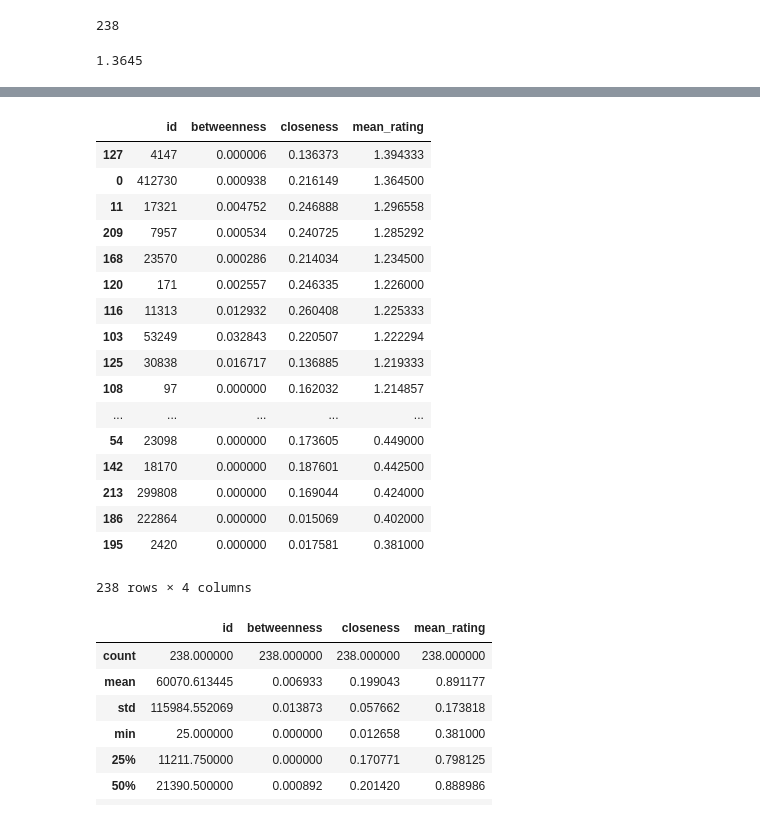
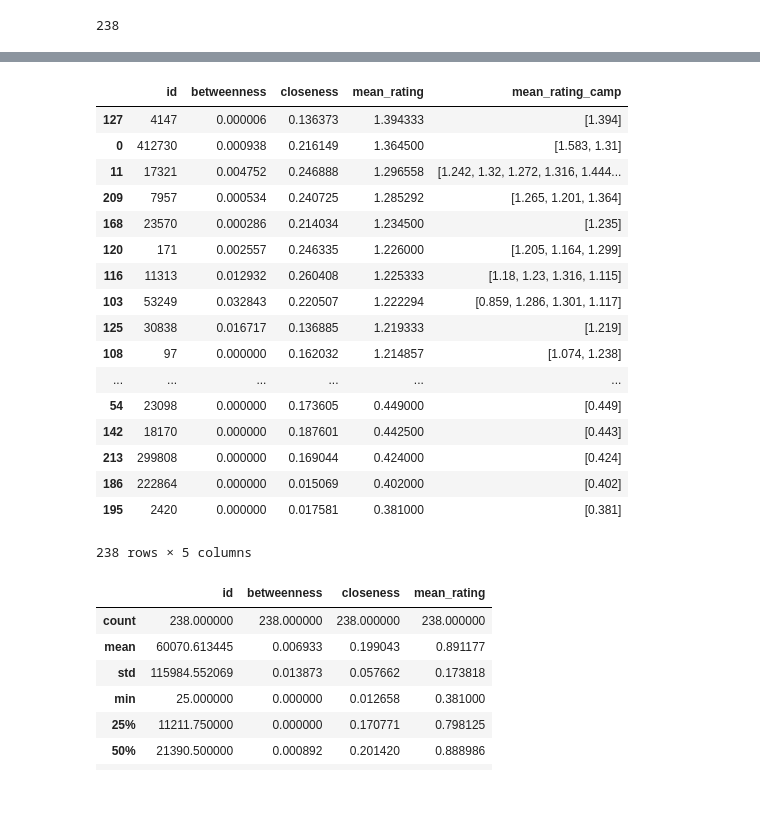
Before and after one commit to filipefborba/GamersNetwork, a Jupyter notebook: GamersNetwork.ipynb, the cells around one changed output, grey strips where cells are left out. Saved outputs shown, nothing was run; the diff lists cells and outputs as text; code cells hidden in the pictures.

```diff
--- a/GamersNetwork.ipynb
+++ b/GamersNetwork.ipynb
@@ -15,10 +15,6 @@ players = json.load(fp)
 print(len(players))
 # %% [output]
 238
-# %%
-print(players["412730"]["mean_rating"])
-# %% [output]
-1.3645
 # %%
 def create_gml():
     gml = open("players.gml", "w")
@@ -47,34 +43,36 @@ sn.show_graph(undirected, nlab=True)
 # %%
 for n in g.nodes:
     g.nodes[n]['mean_rating'] = players[str(n)]["mean_rating"]
 bet = nx.betweenness_centrality(g)
 close = nx.closeness_centrality(g)
+mean_rating_camp = [list(players[p]['mean_rating_campeonato'].values()) for p in players]
 df = pd.DataFrame({
     'id': [n for n in bet],
     'betweenness': [bet[n] for n in bet],
     'closeness': [close[n] for n in close],
-    'mean_rating': [g.nodes[n]['mean_rating'] for n in g.nodes]
+    'mean_rating': [g.nodes[n]['mean_rating'] for n in g.nodes],
+    'mean_rating_camp': mean_rating_camp
 })
 df.sort_values(by=['mean_rating'], ascending=False)
 # %% [output]
-|  | id | betweenness | closeness | mean_rating |
-| 127 | 4147 | 0.000006 | 0.136373 | 1.394333 |
-| 0 | 412730 | 0.000938 | 0.216149 | 1.364500 |
-| 11 | 17321 | 0.004752 | 0.246888 | 1.296558 |
-| 209 | 7957 | 0.000534 | 0.240725 | 1.285292 |
-| 168 | 23570 | 0.000286 | 0.214034 | 1.234500 |
-| 120 | 171 | 0.002557 | 0.246335 | 1.226000 |
-| 116 | 11313 | 0.012932 | 0.260408 | 1.225333 |
-| 103 | 53249 | 0.032843 | 0.220507 | 1.222294 |
-| 125 | 30838 | 0.016717 | 0.136885 | 1.219333 |
-| 108 | 97 | 0.000000 | 0.162032 | 1.214857 |
-| ... | ... | ... | ... | ... |
-| 54 | 23098 | 0.000000 | 0.173605 | 0.449000 |
-| 142 | 18170 | 0.000000 | 0.187601 | 0.442500 |
-| 213 | 299808 | 0.000000 | 0.169044 | 0.424000 |
-| 186 | 222864 | 0.000000 | 0.015069 | 0.402000 |
-| 195 | 2420 | 0.000000 | 0.017581 | 0.381000 |
+|  | id | betweenness | closeness | mean_rating | mean_rating_camp |
+| 127 | 4147 | 0.000006 | 0.136373 | 1.394333 | [1.394] |
+| 0 | 412730 | 0.000938 | 0.216149 | 1.364500 | [1.583, 1.31] |
+| 11 | 17321 | 0.004752 | 0.246888 | 1.296558 | [1.242, 1.32, 1.272, 1.316, 1.444... |
+| 209 | 7957 | 0.000534 | 0.240725 | 1.285292 | [1.265, 1.201, 1.364] |
+| 168 | 23570 | 0.000286 | 0.214034 | 1.234500 | [1.235] |
+| 120 | 171 | 0.002557 | 0.246335 | 1.226000 | [1.205, 1.164, 1.299] |
+| 116 | 11313 | 0.012932 | 0.260408 | 1.225333 | [1.18, 1.23, 1.316, 1.115] |
+| 103 | 53249 | 0.032843 | 0.220507 | 1.222294 | [0.859, 1.286, 1.301, 1.117] |
+| 125 | 30838 | 0.016717 | 0.136885 | 1.219333 | [1.219] |
+| 108 | 97 | 0.000000 | 0.162032 | 1.214857 | [1.074, 1.238] |
+| ... | ... | ... | ... | ... | ... |
+| 54 | 23098 | 0.000000 | 0.173605 | 0.449000 | [0.449] |
+| 142 | 18170 | 0.000000 | 0.187601 | 0.442500 | [0.443] |
+| 213 | 299808 | 0.000000 | 0.169044 | 0.424000 | [0.424] |
+| 186 | 222864 | 0.000000 | 0.015069 | 0.402000 | [0.402] |
+| 195 | 2420 | 0.000000 | 0.017581 | 0.381000 | [0.381] |
-238 rows × 4 columns
+238 rows × 5 columns
 # %%
 df.describe()
 # %% [output]
```
Also changed, not shown: 2 other files.
